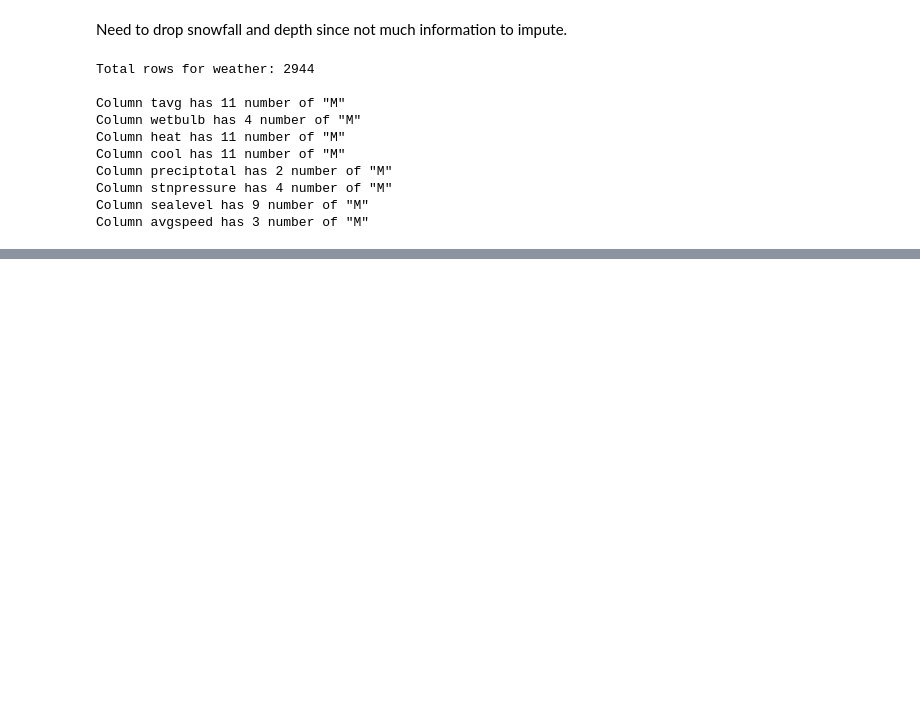
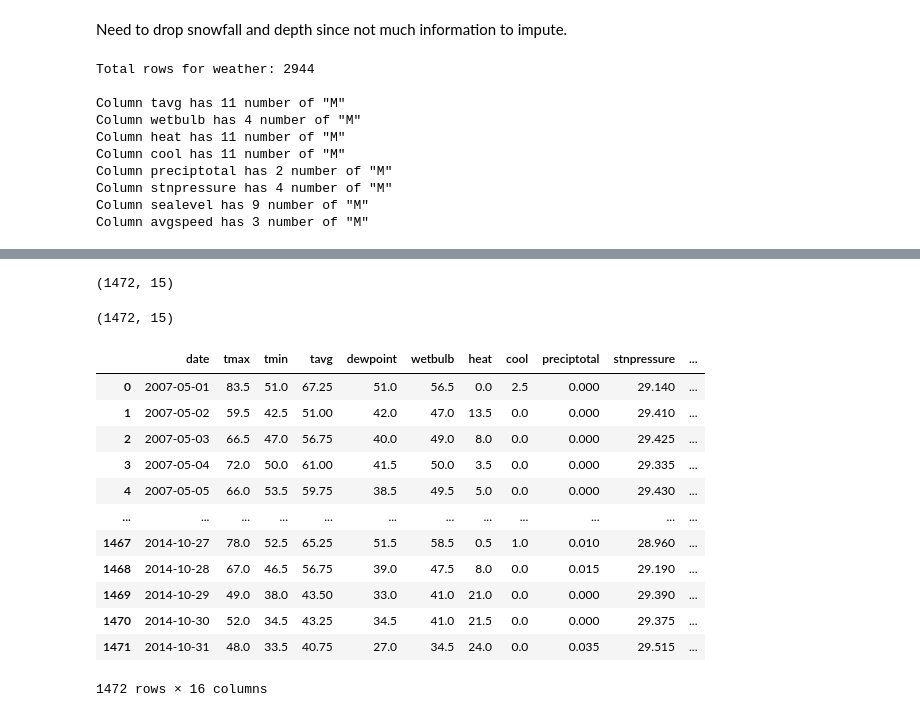
Before and after one commit to msamhz/GA-Project_4, a Jupyter notebook: code/EDA_Cleanup_Consolidate.ipynb, the cells around one changed output, grey strips where cells are left out. Drawn from its saved outputs; the diff is of its cells as text; code cells hidden in the pictures; blank space fills up the shorter version.

```diff
--- a/code/EDA_Cleanup_Consolidate.ipynb
+++ b/code/EDA_Cleanup_Consolidate.ipynb
@@ -289,0 +327,4 @@ weather['tavg'] = (weather.tmax + weather.tmin)/2
+# %%
+# drop station column
+
+weather_data_com.drop(columns = 'station', inplace = True)
@@ -289,0 +381,12 @@ weather['tavg'] = (weather.tmax + weather.tmin)/2
+# %%
+# Define function to help convert 24h to float (0430 -->> 4.5)
+
+def suntime_float(sun_time):
+
+  # Getting the hour part of the time to convert to the whole number part in the float number.
+  hours = sun_time // 100
+
+  # Getting the minute part of the time to convert to the decimal part in the float number.
+  minutes = (sun_time % 100) / 60
+
+  return hours + minutes
@@ -289,0 +395,8 @@ weather['tavg'] = (weather.tmax + weather.tmin)/2
+# %%
+# Creating series of sunrise and sunset times and converting them to dtype float.
+sunrise_times = weather[weather['station']==1]['sunrise'].astype(float)
+sunset_times = weather[weather['station']==1]['sunset'].astype(float)
+
+# Mapping the above created function to convert 24h time values to floating point numbers.
+weather_data_com['sunrise'] = list(sunrise_times.map(suntime_float))
+weather_data_com['sunset'] = list(sunset_times.map(suntime_float))
@@ -289,0 +490,28 @@ weather['tavg'] = (weather.tmax + weather.tmin)/2
+# %%
+# check shape
+
+code_sum_df.shape
+# %% [output]
+(1472, 15)
+# %%
+weather_data_com.shape
+# %% [output]
+(1472, 15)
+# %%
+weather_data_com.reset_index(inplace = True)
+# %%
+weather_data_com
+# %% [output]
+|  | date | tmax | tmin | tavg | dewpoint | wetbulb | heat | cool | preciptotal | stnpressure | ... |
+| 0 | 2007-05-01 | 83.5 | 51.0 | 67.25 | 51.0 | 56.5 | 0.0 | 2.5 | 0.000 | 29.140 | ... |
+| 1 | 2007-05-02 | 59.5 | 42.5 | 51.00 | 42.0 | 47.0 | 13.5 | 0.0 | 0.000 | 29.410 | ... |
+| 2 | 2007-05-03 | 66.5 | 47.0 | 56.75 | 40.0 | 49.0 | 8.0 | 0.0 | 0.000 | 29.425 | ... |
+| 3 | 2007-05-04 | 72.0 | 50.0 | 61.00 | 41.5 | 50.0 | 3.5 | 0.0 | 0.000 | 29.335 | ... |
+| 4 | 2007-05-05 | 66.0 | 53.5 | 59.75 | 38.5 | 49.5 | 5.0 | 0.0 | 0.000 | 29.430 | ... |
+| ... | ... | ... | ... | ... | ... | ... | ... | ... | ... | ... | ... |
+| 1467 | 2014-10-27 | 78.0 | 52.5 | 65.25 | 51.5 | 58.5 | 0.5 | 1.0 | 0.010 | 28.960 | ... |
+| 1468 | 2014-10-28 | 67.0 | 46.5 | 56.75 | 39.0 | 47.5 | 8.0 | 0.0 | 0.015 | 29.190 | ... |
+| 1469 | 2014-10-29 | 49.0 | 38.0 | 43.50 | 33.0 | 41.0 | 21.0 | 0.0 | 0.000 | 29.390 | ... |
+| 1470 | 2014-10-30 | 52.0 | 34.5 | 43.25 | 34.5 | 41.0 | 21.5 | 0.0 | 0.000 | 29.375 | ... |
+| 1471 | 2014-10-31 | 48.0 | 33.5 | 40.75 | 27.0 | 34.5 | 24.0 | 0.0 | 0.035 | 29.515 | ... |
+1472 rows × 16 columns
```
Also changed, not shown: parts of 20 cells of this notebook.
